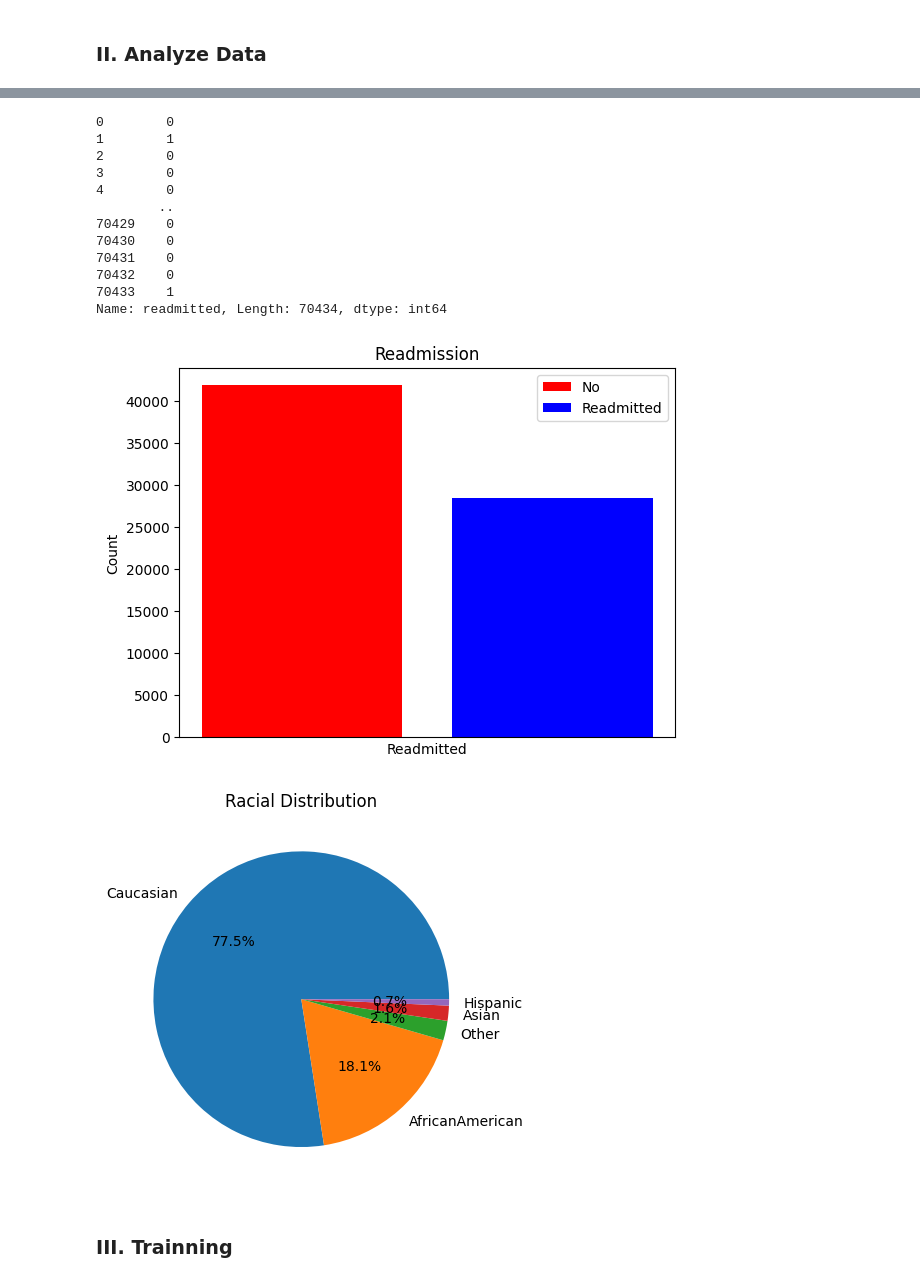
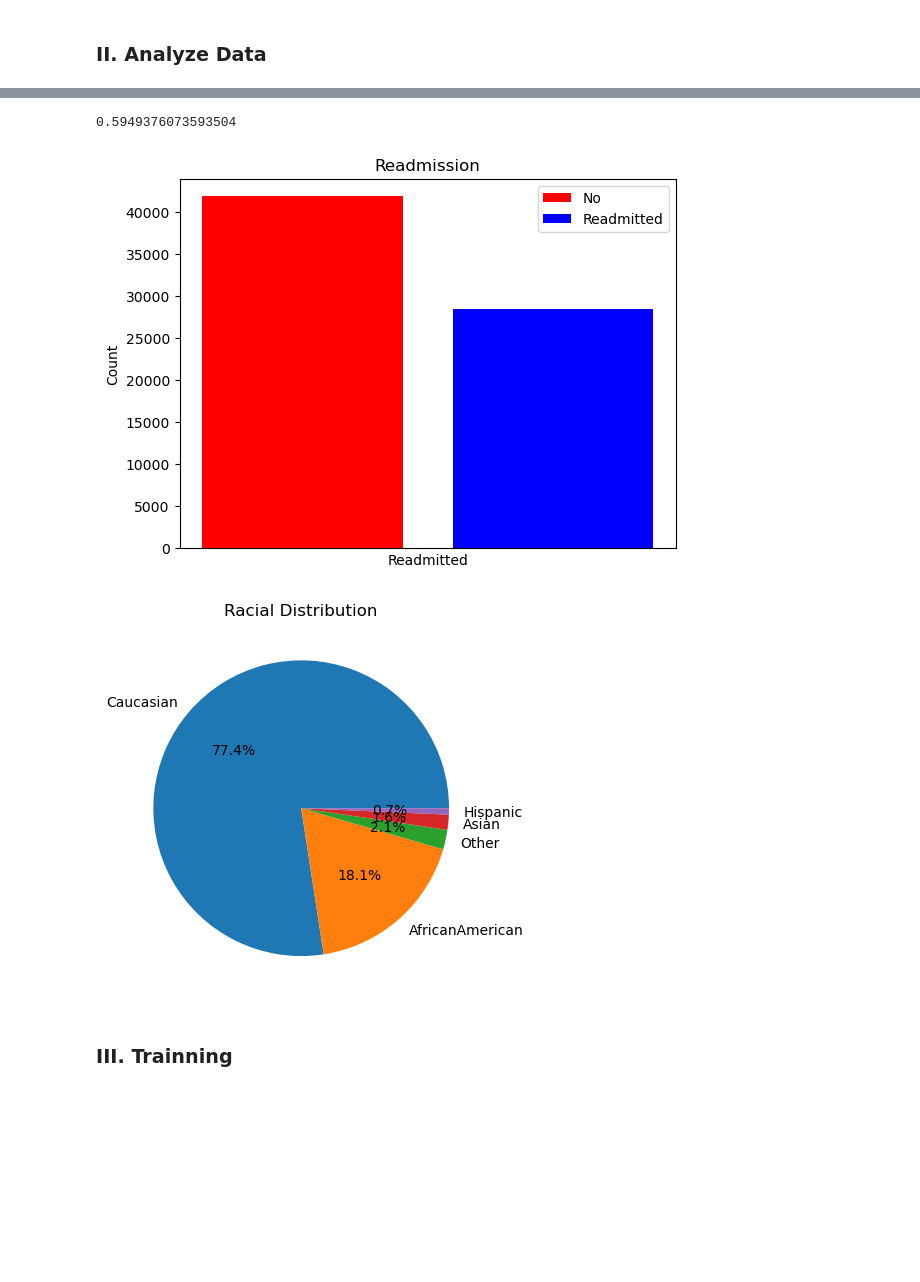
Before and after one commit to minhngo3818/cs178-diabetes-project, a Jupyter notebook: main.ipynb, the cells around one changed output, grey strips where cells are left out. Cells and saved outputs as stored; diff of their text form; code cells hidden in the pictures; blank space fills up the shorter version.

```diff
--- a/main.ipynb
+++ b/main.ipynb
@@ -37,8 +37,8 @@ seed = 12345
 ### II. Analyze Data
 # %%
 #read in clean data
-csv_filename = 'dataset/clean_diabetic_dataset.csv'
+csv_filename = 'dataset/sample_dataset.csv'
 csv_filename_2  = 'dataset/clean_diabetic_dataset_2nd.csv'
-df = pd.read_csv(csv_filename)
-df.columns
+df = pd.read_csv(csv_filename_2)
+len(df.columns)
 # %% [output]
@@ -85,32 +97,22 @@ sns.heatmap(df.corr())
 # %%
 ## READMISSION
 
+print((df['readmitted']==0).sum()/df.shape[0])
 # Count the occurrences for each unique value
 unique_values, counts = np.unique(df['readmitted'], return_counts=True)
 x_labels = ['No', 'Readmitted']
-colors = ['red', 'blue', 'green']
+colors = ['red', 'blue']
 
 bars = plt.bar(x_labels, counts,color=colors,label=x_labels)
 plt.xticks([])
 plt.xlabel('Readmitted')
 plt.ylabel('Count')
 plt.title('Readmission')
 plt.legend()
 plt.show()
 # %% [output]
-0        0
-1        1
-2        0
-3        0
-4        0
-        ..
-70429    0
-70430    0
-70431    0
-70432    0
-70433    1
-Name: readmitted, Length: 70434, dtype: int64
+0.5949376073593504
-[figure, old version]
+[figure, new version]
 # %%
 # Sample data
 # categories = ['Category 1', 'Category 2', 'Category 3']
@@ -150,7 +152,7 @@ plt.title('Racial Distribution')
 # Show the plot
 plt.show()
 # %% [output]
-[figure, old version]
+[figure, new version]
 # %%
 # Sample data
 # x = [1, 2, 3, 4, 5]
```
Also changed, not shown: parts of 9 cells of this notebook, 1 other file.
